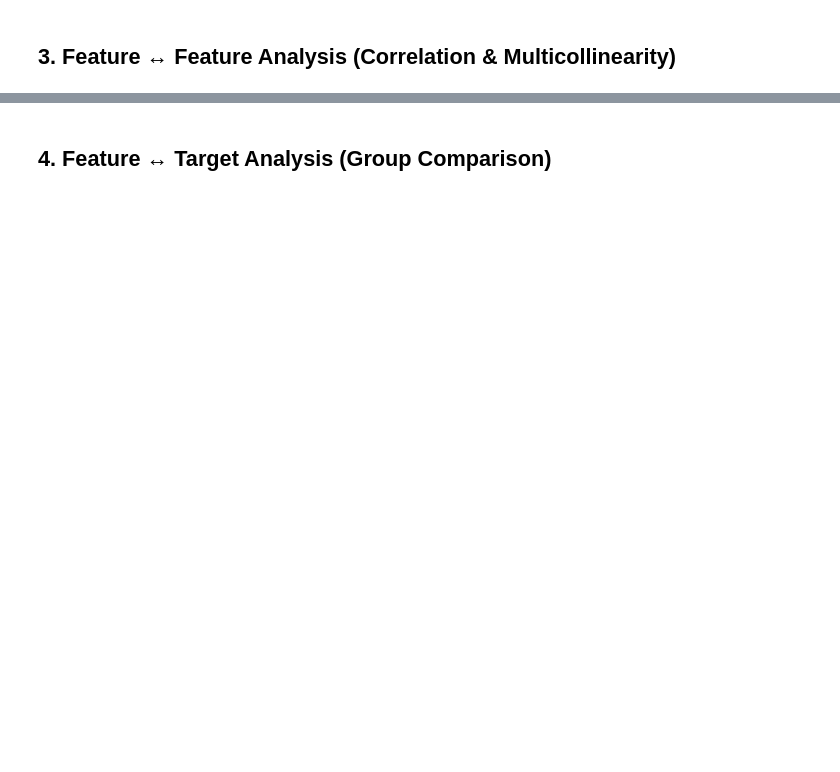
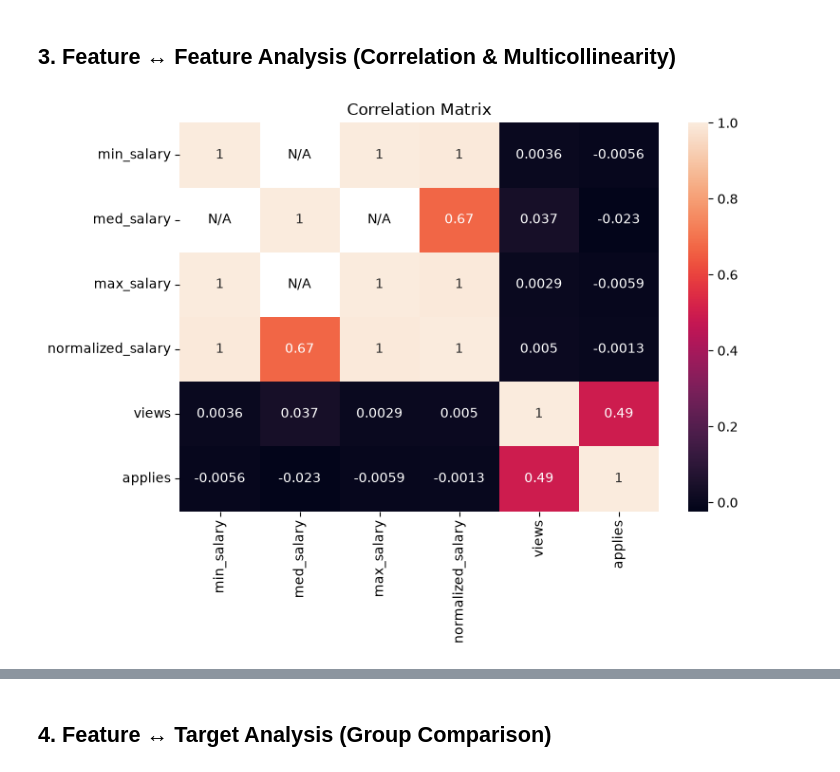
Before and after one commit to levantuanem/DS_Job_Recommend_Projects, a Jupyter notebook: notebooks/03_eda.ipynb, the cells around one changed output, grey strips where cells are left out. Saved outputs shown, nothing was run; the diff lists cells and outputs as text; code cells hidden in the pictures; blank space fills up the shorter version.

```diff
--- a/notebooks/03_eda.ipynb
+++ b/notebooks/03_eda.ipynb
@@ -112,21 +212,30 @@ for col in CAT_COLS:
 # %%
 all_num = [c for c in ['min_salary', 'med_salary', 'max_salary',
                         'normalized_salary', 'views', 'applies']
            if c in df.columns]
 
 if len(all_num) >= 2:
     corr = df[all_num].corr(numeric_only=True)
     plt.figure(figsize=(8, 6))
-    sns.heatmap(corr, annot=True)
+    ax = sns.heatmap(corr, annot=True)
+    for i in range(len(all_num)):
+        for j in range(len(all_num)):
+            if pd.isna(corr.iloc[i, j]):
+                ax.text(j + 0.5, i + 0.5, 'N/A',
+                        ha='center', va='center', color='black')
     plt.title('Correlation Matrix')
     plt.tight_layout()
     plt.show()
 
     print('>>> Multicollinearity check:')
     for i in range(len(all_num)):
         for j in range(i+1, len(all_num)):
             r = corr.iloc[i, j]
+            if pd.isna(r):
+                continue
             if abs(r) > 0.9:
                 print(f'    WARNING: {all_num[i]} <-> {all_num[j]}: r = {r:.3f} (very high!)')
             elif abs(r) > 0.7:
                 print(f'    NOTE: {all_num[i]} <-> {all_num[j]}: r = {r:.3f} (high)')
+# %% [output]
+[figure, added]
```
Also changed, not shown: parts of 23 cells of this notebook, 3 other files.
